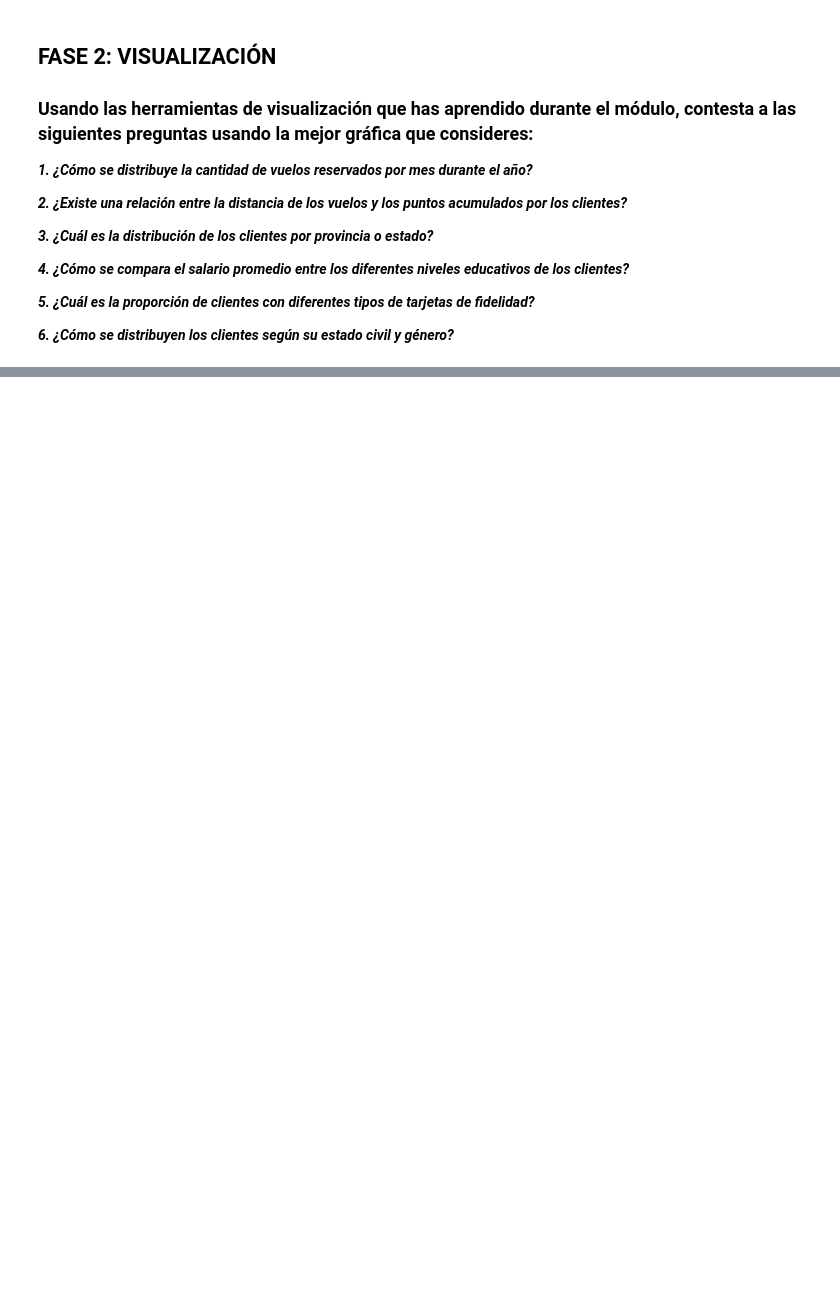
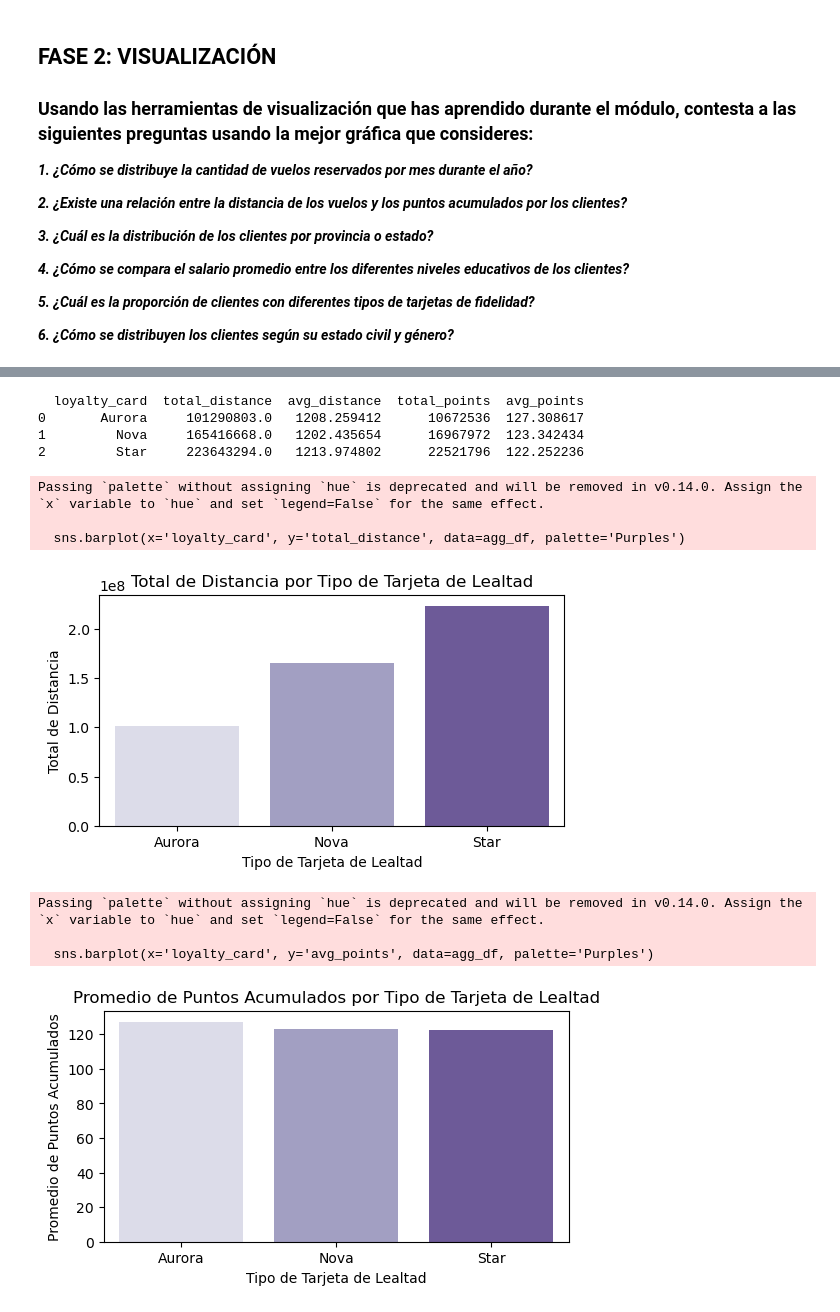
Before and after one commit to Adalab/bda-modulo-3-evaluacion-final-Ary1982, a Jupyter notebook: evaluación_modulo_3_arianna.ipynb, the cells around one changed output, grey strips where cells are left out. Drawn from its saved outputs; the diff is of its cells as text; code cells hidden in the pictures; blank space fills up the shorter version.

```diff
--- a/evaluación_modulo_3_arianna.ipynb
+++ b/evaluación_modulo_3_arianna.ipynb
@@ -250,0 +265,5 @@ print(df_flight_duplicates)
+# %%
+# Verificar el número de valores únicos en cada columna del df del historial clientes
+for columna in df_split_loyalty.columns:
+    n_unicos = df_split_loyalty[columna].nunique()
+    print(f"{columna}: {n_unicos} valores únicos")
@@ -365,0 +829,47 @@ dtype: object
+# %%
+
+
+# Agrupar por tipo de tarjeta de lealtad (loyalty_card) y calcular el total y promedio de 'distance' y 'points_accumulated'
+agg_df = df_combined_outer.groupby('loyalty_card').agg(
+    total_distance=('distance', 'sum'),   # Total de distancia por tipo de tarjeta
+    avg_distance=('distance', 'mean'),    # Promedio de distancia por tipo de tarjeta
+    total_points=('points_accumulated', 'sum'),  # Total de puntos acumulados por tipo de tarjeta
+    avg_points=('points_accumulated', 'mean')    # Promedio de puntos acumulados por tipo de tarjeta
+).reset_index()
+
+# Mostrar los resultados
+print(agg_df)
+# %% [output]
+  loyalty_card  total_distance  avg_distance  total_points  avg_points
+0       Aurora     101290803.0   1208.259412      10672536  127.308617
+1         Nova     165416668.0   1202.435654      16967972  123.342434
+2         Star     223643294.0   1213.974802      22521796  122.252236
+# %%
+# Visualizamos estos datos para entenderlos mejor:
+
+# Gráfico de barras para total de distancia por tipo de tarjeta
+plt.figure(figsize=(6, 3))
+sns.barplot(x='loyalty_card', y='total_distance', data=agg_df, palette='Purples')
+
+plt.title('Total de Distancia por Tipo de Tarjeta de Lealtad', fontsize=12)
+plt.xlabel('Tipo de Tarjeta de Lealtad', fontsize=10)
+plt.ylabel('Total de Distancia', fontsize=10)
+plt.show()
+
+# Gráfico de barras para promedio de puntos acumulados por tipo de tarjeta
+plt.figure(figsize=(6, 3))
+sns.barplot(x='loyalty_card', y='avg_points', data=agg_df, palette='Purples')
+
+plt.title('Promedio de Puntos Acumulados por Tipo de Tarjeta de Lealtad', fontsize=12)
+plt.xlabel('Tipo de Tarjeta de Lealtad', fontsize=10)
+plt.ylabel('Promedio de Puntos Acumulados', fontsize=10)
+plt.show()
+# %% [output]
+Passing `palette` without assigning `hue` is deprecated and will be removed in v0.14.0. Assign the `x` variable to `hue` and set `legend=False` for the same effect.
+
+  sns.barplot(x='loyalty_card', y='total_distance', data=agg_df, palette='Purples')
+[figure, added]
+Passing `palette` without assigning `hue` is deprecated and will be removed in v0.14.0. Assign the `x` variable to `hue` and set `legend=False` for the same effect.
+
+  sns.barplot(x='loyalty_card', y='avg_points', data=agg_df, palette='Purples')
+[figure, added]
```
Also changed, not shown: parts of 34 cells of this notebook.
